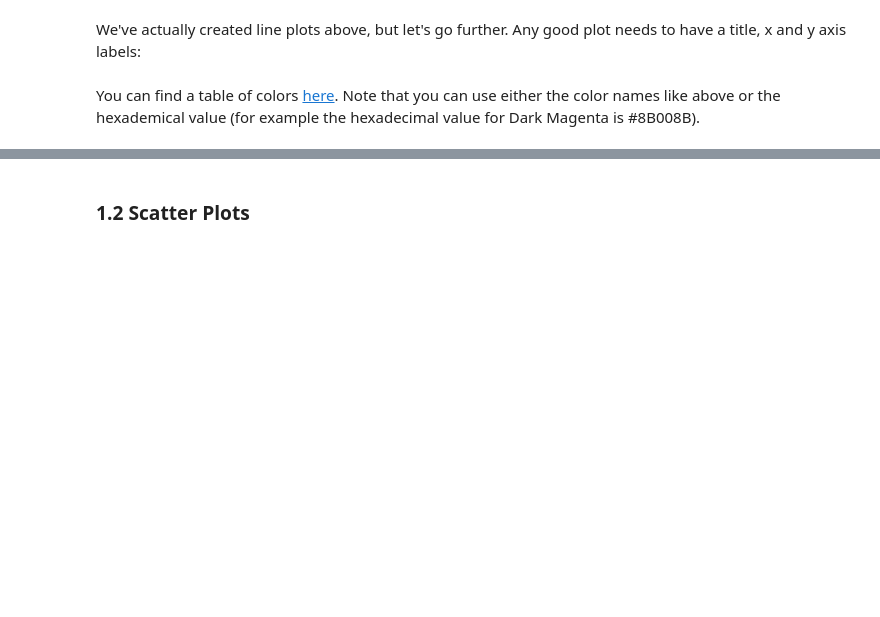
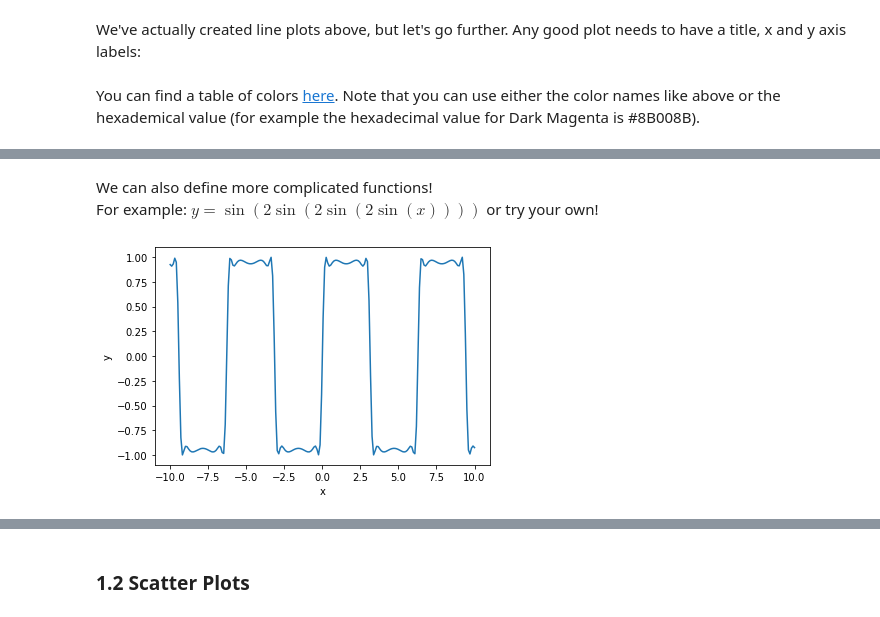
Before and after one commit to LBNLnext/EinR-Coding-Bootcamp, a Jupyter notebook: notebooks/04_data-visualization.ipynb, the cells around one changed output, grey strips where cells are left out. Drawn from its saved outputs; the diff is of its cells as text; code cells hidden in the pictures; blank space fills up the shorter version.

```diff
--- a/notebooks/04_data-visualization.ipynb
+++ b/notebooks/04_data-visualization.ipynb
@@ -99,0 +122,17 @@ You can find a table of colors [here](https://www.w3schools.com/colors/colors_na
+# %% [markdown]
+We can also define more complicated functions!
+For example: $y = \sin(2 \sin(2  \sin(2 \sin(x))))$ or try your own!
+# %%
+# EXERCISE
+
+def my_function(x):
+    y = ... # define your function here
+    return y
+
+x = ... # define the x axis here
+
+plt.xlabel('x')
+plt.ylabel('y')
+plt.plot(..., ...; # plot the function in your favorite style here
+# %% [output]
+[figure, added]
```
Also changed, not shown: parts of 6 cells of this notebook, 4 other files.
